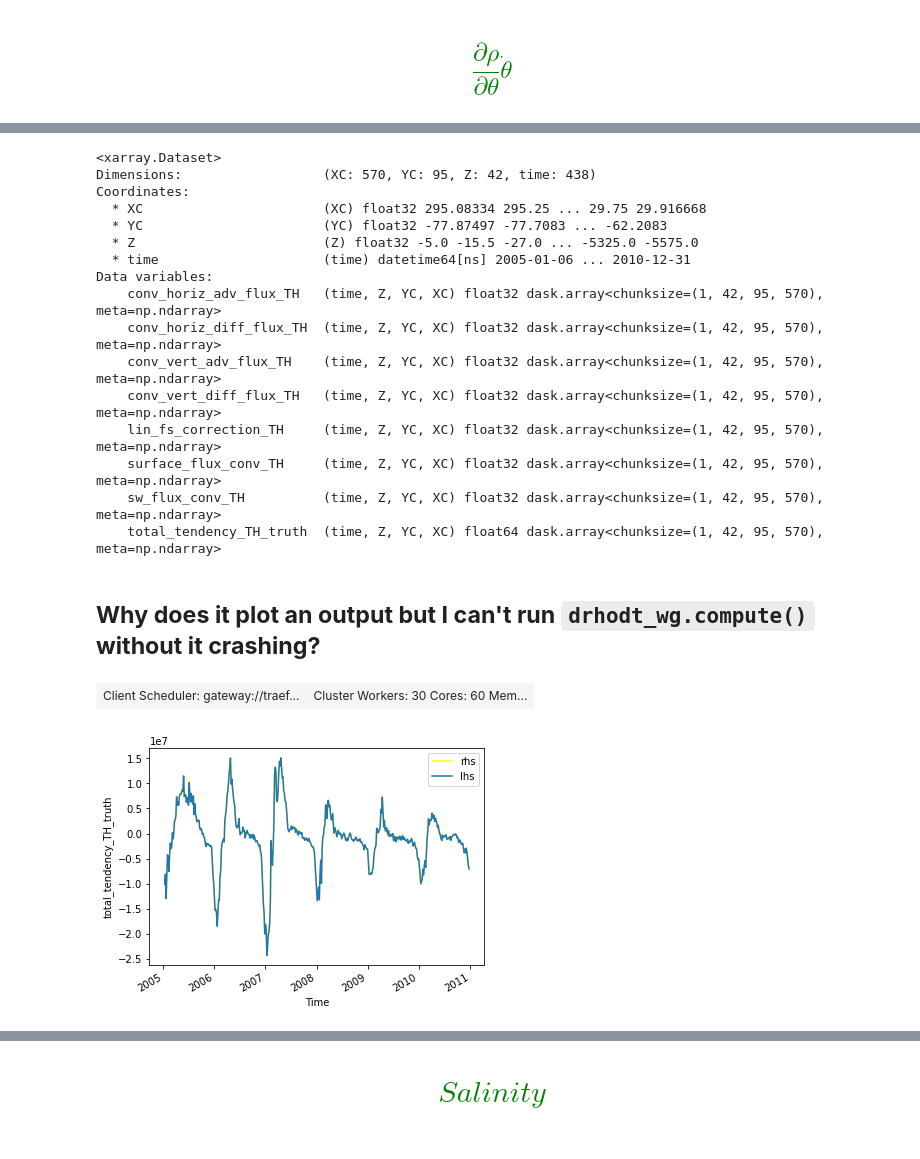
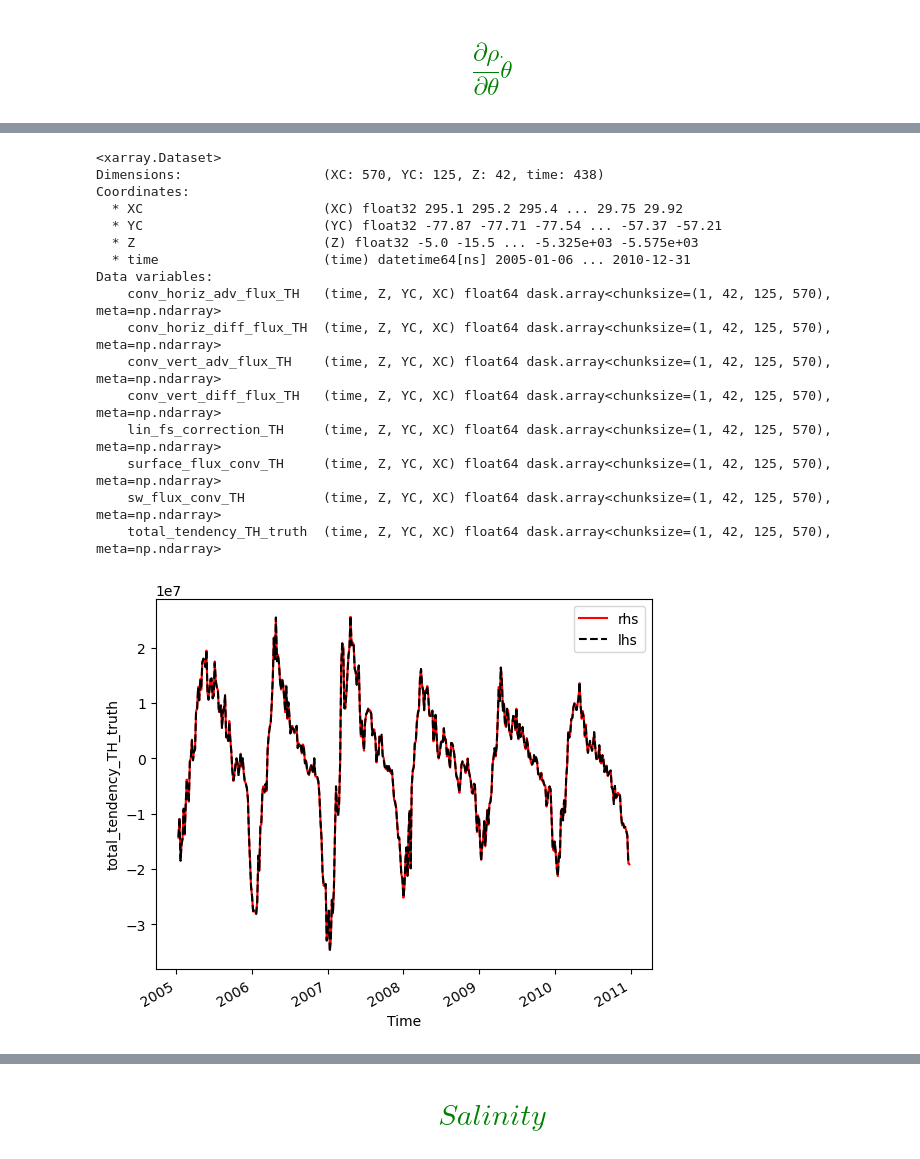
Before and after one commit to shanicetbailey/chapter1, a Jupyter notebook: SOSE-budgets/3_sigma_budget_zspace.ipynb, the cells around one changed output, grey strips where cells are left out. Drawn from its saved outputs; the diff is of its cells as text; code cells hidden in the pictures.

```diff
--- a/SOSE-budgets/3_sigma_budget_zspace.ipynb
+++ b/SOSE-budgets/3_sigma_budget_zspace.ipynb
@@ -112,7 +101,4 @@ drhodt_wg
 # %%
-drhodt = dsa.map_blocks(jmd95numba.drhodt,
-                        ds.SALT.data,
-                        ds.THETA.data, pref,
-                        dtype=ds.THETA.dtype)#.load()
+drhodt = fastjmd95.drhodt(ds.SALT, ds.THETA, pref)
 drhodt
 # %% [output]
@@ -252,22 +132,24 @@ Data variables:
+# %%
+ds_tmp_wg = ds_temp.roll(XC=700, roll_coords=True).isel(**lat_range, **lon_range)
 # %%
-ds_sig_theta = (drhodt_wg * ds_tmp_wg)#.chunk({'XC':-1, 'YC':-1, 'Z':-1, 'time':1})
+ds_sig_theta = (drhodt * ds_tmp_wg)#.chunk({'XC':-1, 'YC':-1, 'Z':-1, 'time':1})
 # %%
 ds_sig_theta
 # %% [output]
 <xarray.Dataset>
-Dimensions:                  (XC: 570, YC: 95, Z: 42, time: 438)
+Dimensions:                  (XC: 570, YC: 125, Z: 42, time: 438)
 Coordinates:
-  * XC                       (XC) float32 295.08334 295.25 ... 29.75 29.916668
-  * YC                       (YC) float32 -77.87497 -77.7083 ... -62.2083
-  * Z                        (Z) float32 -5.0 -15.5 -27.0 ... -5325.0 -5575.0
+  * XC                       (XC) float32 295.1 295.2 295.4 ... 29.75 29.92
+  * YC                       (YC) float32 -77.87 -77.71 -77.54 ... -57.37 -57.21
+  * Z                        (Z) float32 -5.0 -15.5 ... -5.325e+03 -5.575e+03
   * time                     (time) datetime64[ns] 2005-01-06 ... 2010-12-31
 Data variables:
-    conv_horiz_adv_flux_TH   (time, Z, YC, XC) float32 dask.array<chunksize=(1, 42, 95, 570), meta=np.ndarray>
-    conv_horiz_diff_flux_TH  (time, Z, YC, XC) float32 dask.array<chunksize=(1, 42, 95, 570), meta=np.ndarray>
-    conv_vert_adv_flux_TH    (time, Z, YC, XC) float32 dask.array<chunksize=(1, 42, 95, 570), meta=np.ndarray>
-    conv_vert_diff_flux_TH   (time, Z, YC, XC) float32 dask.array<chunksize=(1, 42, 95, 570), meta=np.ndarray>
-    lin_fs_correction_TH     (time, Z, YC, XC) float32 dask.array<chunksize=(1, 42, 95, 570), meta=np.ndarray>
-    surface_flux_conv_TH     (time, Z, YC, XC) float32 dask.array<chunksize=(1, 42, 95, 570), meta=np.ndarray>
-    sw_flux_conv_TH          (time, Z, YC, XC) float32 dask.array<chunksize=(1, 42, 95, 570), meta=np.ndarray>
-    total_tendency_TH_truth  (time, Z, YC, XC) float64 dask.array<chunksize=(1, 42, 95, 570), meta=np.ndarray>
+    conv_horiz_adv_flux_TH   (time, Z, YC, XC) float64 dask.array<chunksize=(1, 42, 125, 570), meta=np.ndarray>
+    conv_horiz_diff_flux_TH  (time, Z, YC, XC) float64 dask.array<chunksize=(1, 42, 125, 570), meta=np.ndarray>
+    conv_vert_adv_flux_TH    (time, Z, YC, XC) float64 dask.array<chunksize=(1, 42, 125, 570), meta=np.ndarray>
+    conv_vert_diff_flux_TH   (time, Z, YC, XC) float64 dask.array<chunksize=(1, 42, 125, 570), meta=np.ndarray>
+    lin_fs_correction_TH     (time, Z, YC, XC) float64 dask.array<chunksize=(1, 42, 125, 570), meta=np.ndarray>
+    surface_flux_conv_TH     (time, Z, YC, XC) float64 dask.array<chunksize=(1, 42, 125, 570), meta=np.ndarray>
+    sw_flux_conv_TH          (time, Z, YC, XC) float64 dask.array<chunksize=(1, 42, 125, 570), meta=np.ndarray>
+    total_tendency_TH_truth  (time, Z, YC, XC) float64 dask.array<chunksize=(1, 42, 125, 570), meta=np.ndarray>
 # %%
@@ -279,16 +161,10 @@ rhs_theta = (ds_sig_theta.conv_horiz_adv_flux_TH +
               ds_sig_theta.sw_flux_conv_TH)#.load()
 
 lhs_theta = ds_sig_theta.total_tendency_TH_truth#.load()
-# %% [markdown]
-## **Why does it plot an output but I can't run `drhodt_wg.compute()` without it crashing?**
-# %%
-client.restart()
-# %% [output]
-| Client Scheduler: gateway://traef... | Cluster Workers: 30 Cores: 60 Mem... |
 # %%
 #checking equality
-rhs_theta[1:-1].sum(['XC', 'YC', 'Z']).plot(label='rhs', color='yellow')
-lhs_theta[1:-1].sum(['XC', 'YC', 'Z']).plot(label='lhs')
+rhs_theta[1:-1].sum(['XC', 'YC', 'Z']).plot(label='rhs', color='r')
+lhs_theta[1:-1].sum(['XC', 'YC', 'Z']).plot(label='lhs', color='k', linestyle='--')
 plt.legend();
 # %% [output]
-[figure, old version]
+[figure, new version]
```
Also changed, not shown: parts of 67 cells of this notebook.
